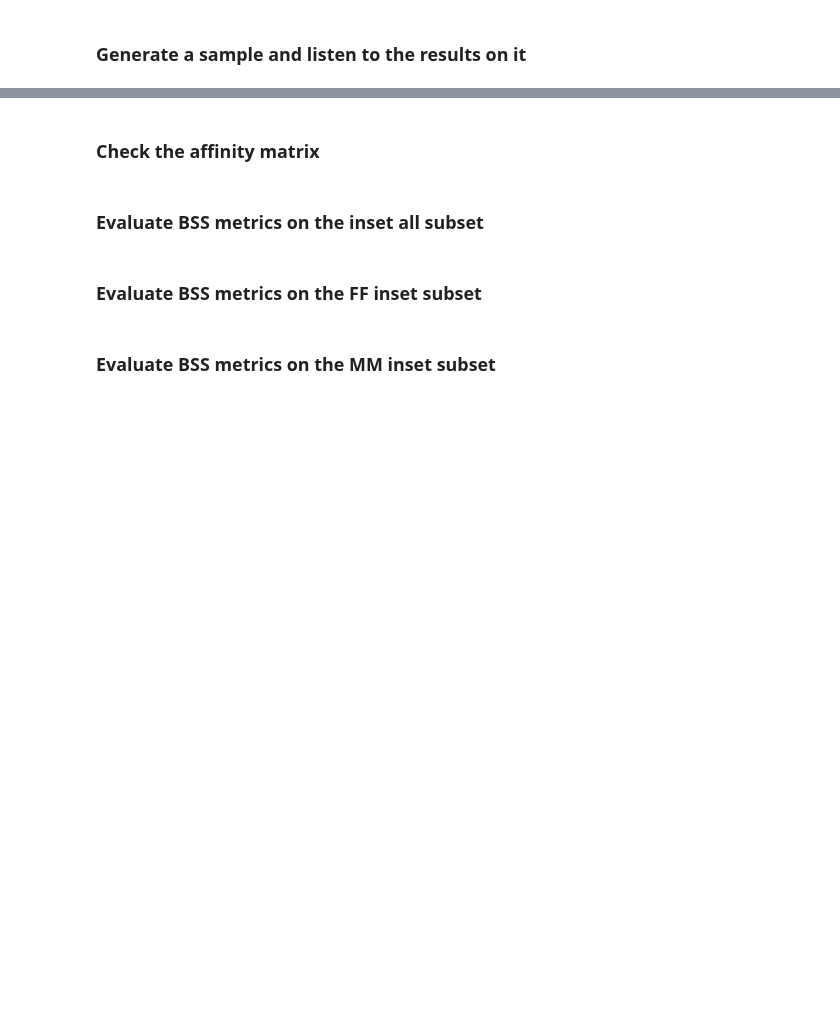
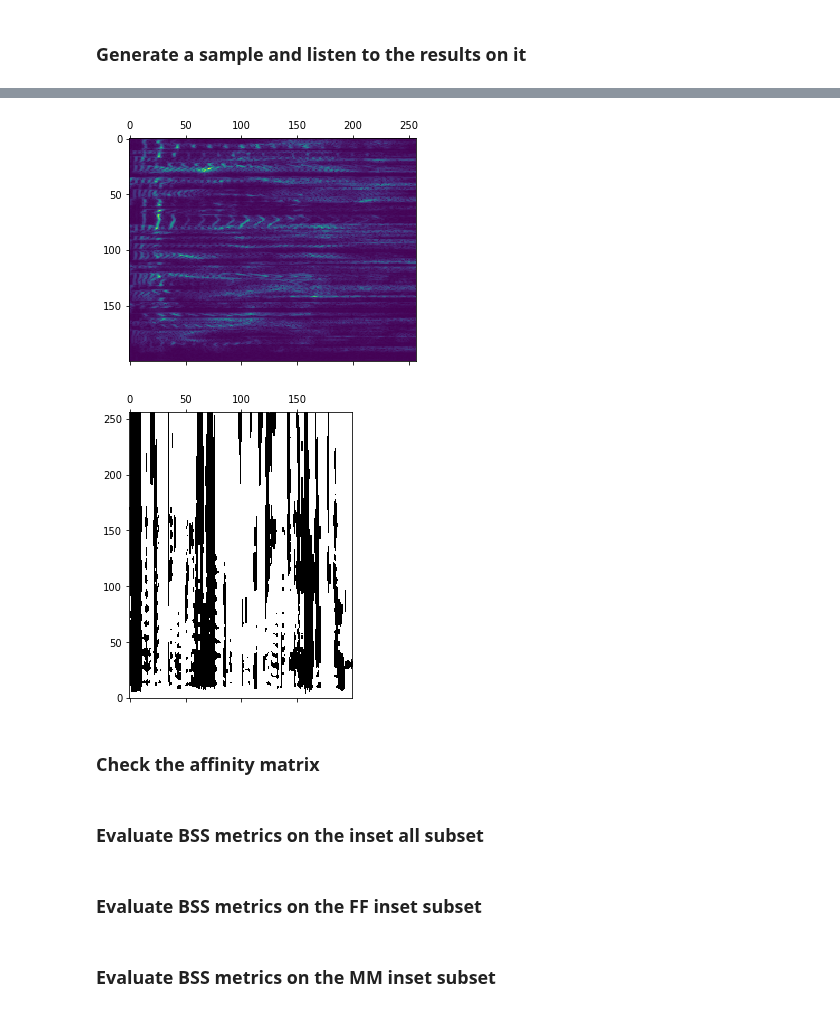
Before and after one commit to Lab41/Magnolia, a Jupyter notebook: src/dnnseparate/Lab41Model-Reloaded.ipynb, the cells around one changed output, grey strips where cells are left out. Drawn from its saved outputs; the diff is of its cells as text; code cells hidden in the pictures; blank space fills up the shorter version.

```diff
--- a/src/dnnseparate/Lab41Model-Reloaded.ipynb
+++ b/src/dnnseparate/Lab41Model-Reloaded.ipynb
@@ -209,0 +195,25 @@ plt.show()
+# %%
+data = next(long_mixer)
+spec = data[0]
+signal = istft(spec,sample_rate,None,overlap,two_sided=False,fft_size=512)
+signal = undo_preemphasis(signal)
+
+display(Audio(signal,rate=sample_rate))
+
+sources = clustering_separate(signal,sample_rate,model,2)
+display(Audio(sources[0], rate=sample_rate))
+display(Audio(sources[1], rate=sample_rate))
+
+spectrogram, vectors = process_signal(signal,sample_rate,model)
+plt.matshow(np.sqrt(np.abs(spectrogram)))
+plt.show()
+
+masks = get_cluster_masks(vectors,2)
+plt.matshow(masks[:,:,0].T, origin='lower', cmap='bone')
+plt.show()
+
+# i=i+1
+# sf.write('/local_data/kni/expt-'+str(i)+'-mix.wav', signal, int(sample_rate))
+# sf.write('/local_data/kni/expt-'+str(i)+'-source-1.wav', sources[0], int(sample_rate))
+# sf.write('/local_data/kni/expt-'+str(i)+'-source-2.wav', sources[1], int(sample_rate))
+# %% [output]
@@ -210,3 +223,5 @@ plt.show()
+[figure, added]
+[figure, added]
 # %% [markdown]
 ### Check the affinity matrix
 # %%
```
Also changed, not shown: parts of 15 cells of this notebook, 4 other files.
